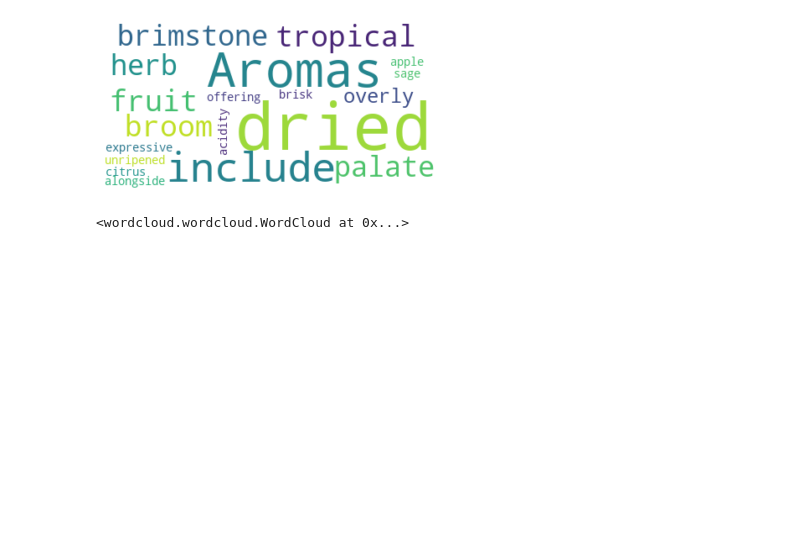
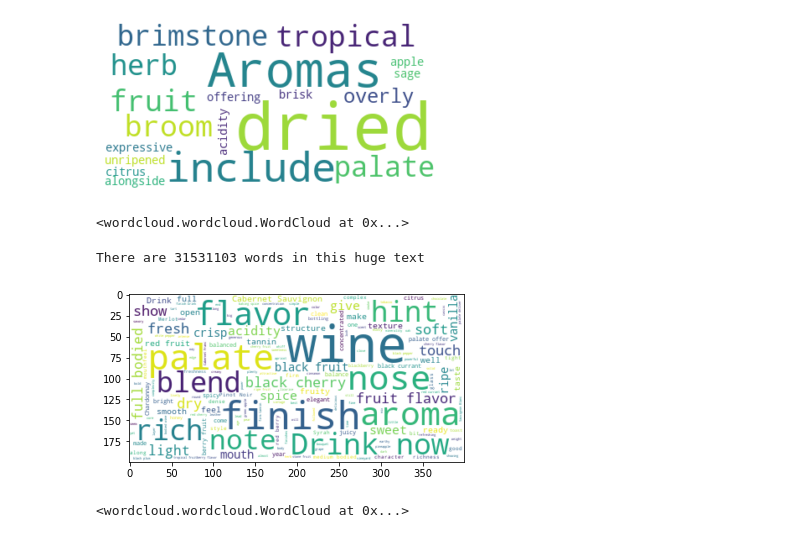
Before and after one commit to annkou/NLP, a Jupyter notebook: word_cloud_notebook.ipynb, the cells around one changed output. Drawn from its saved outputs; the diff is of its cells as text; code cells hidden in the pictures; blank space fills up the shorter version.

Commit message:
fix problem to add a png to wordcloud

```diff
--- a/word_cloud_notebook.ipynb
+++ b/word_cloud_notebook.ipynb
@@ -147,3 +147,22 @@ plt.show()
 wordcloud0.to_file("Images/first_review.png")
 # %% [output]
 <wordcloud.wordcloud.WordCloud at 0x...>
+# %%
+#Combine all wine reviews into one big text and create a big fat cloud to see which characteristics are most common in these wines.
+text = "".join(x for x in data.description)
+# text
+# %%
+print('There are {} words in this huge text '.format(len(text)))
+# %% [output]
+There are 31531103 words in this huge text
+# %%
+#create the word cloud
+wordcloud_final = WordCloud(background_color='white',max_font_size=60).generate(text)
+plt.imshow(wordcloud_final,interpolation='bilinear')
+plt.show()
+# %% [output]
+[figure, added]
+# %%
+wordcloud_final.to_file('Images/Reviews_with_stopwords.png')
+# %% [output]
+<wordcloud.wordcloud.WordCloud at 0x...>
```
Also changed, not shown: parts of 2 cells of this notebook, 1 other file.
